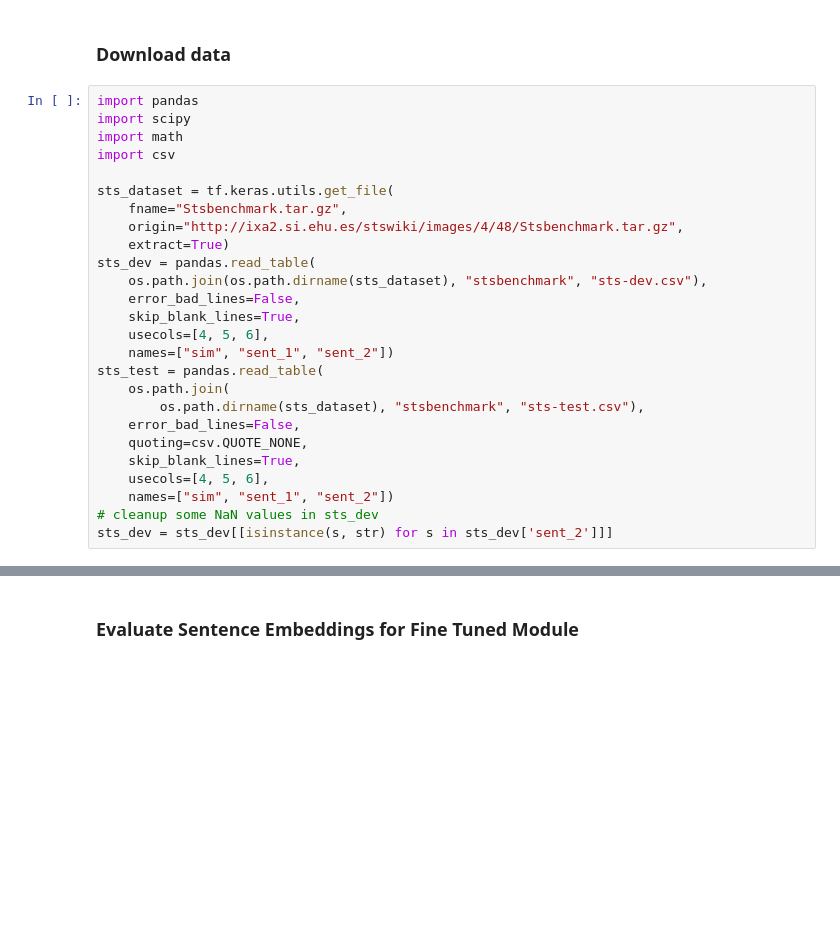
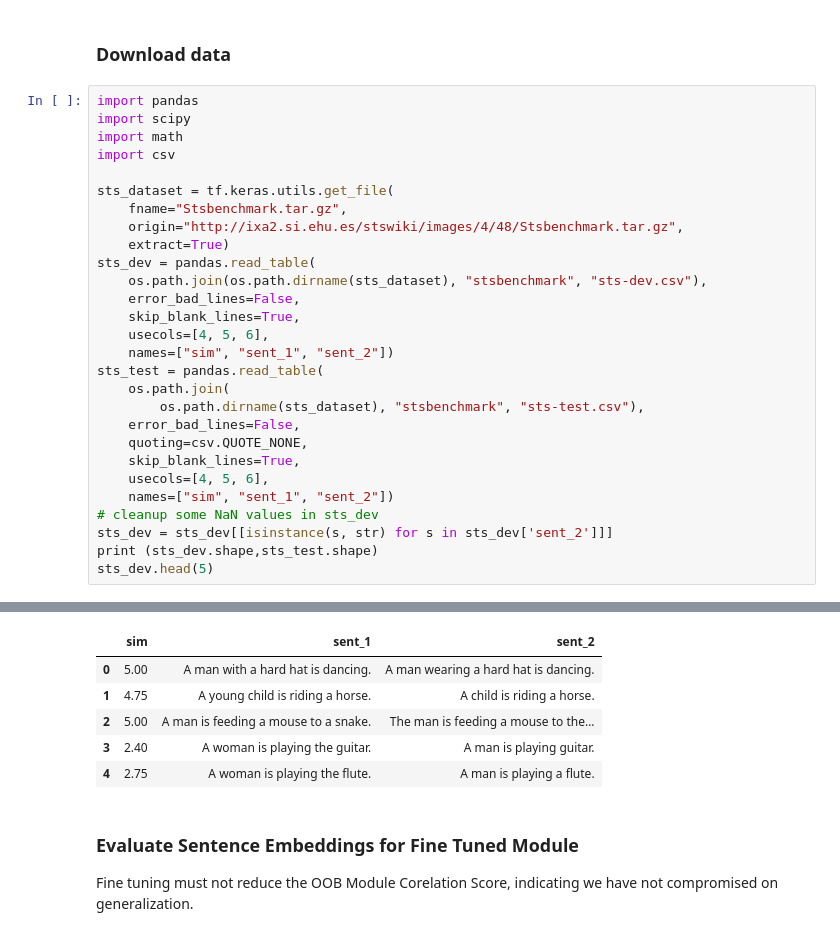
Before and after one commit to meethariprasad/research_works, a Jupyter notebook: Siamese_TF_Cosine_Distance_Fine_Tune.ipynb, the cells around one changed output, grey strips where cells are left out. Saved outputs shown, nothing was run; the diff lists cells and outputs as text; blank space fills up the shorter version.

```diff
--- a/Siamese_TF_Cosine_Distance_Fine_Tune.ipynb
+++ b/Siamese_TF_Cosine_Distance_Fine_Tune.ipynb
@@ -294,4 +283,6 @@ sts_test = pandas.read_table(
     names=["sim", "sent_1", "sent_2"])
 # cleanup some NaN values in sts_dev
 sts_dev = sts_dev[[isinstance(s, str) for s in sts_dev['sent_2']]]
+print (sts_dev.shape,sts_test.shape)
+sts_dev.head(5)
 # %% [output]
@@ -300,4 +290,12 @@ Downloading data from http://ixa2.si.ehu.es/stswiki/images/4/48/Stsbenchmark.tar
+|  | sim | sent_1 | sent_2 |
+| 0 | 5.00 | A man with a hard hat is dancing. | A man wearing a hard hat is dancing. |
+| 1 | 4.75 | A young child is riding a horse. | A child is riding a horse. |
+| 2 | 5.00 | A man is feeding a mouse to a snake. | The man is feeding a mouse to the... |
+| 3 | 2.40 | A woman is playing the guitar. | A man is playing guitar. |
+| 4 | 2.75 | A woman is playing the flute. | A man is playing a flute. |
 # %% [markdown]
 ### Evaluate Sentence Embeddings for Fine Tuned Module
+
+Fine tuning must not reduce the OOB Module Corelation Score, indicating we have not compromised on generalization.
 # %%
 sts_data = sts_test #@param ["sts_dev", "sts_test"] {type:"raw"}
```
Also changed, not shown: parts of 8 cells of this notebook.
